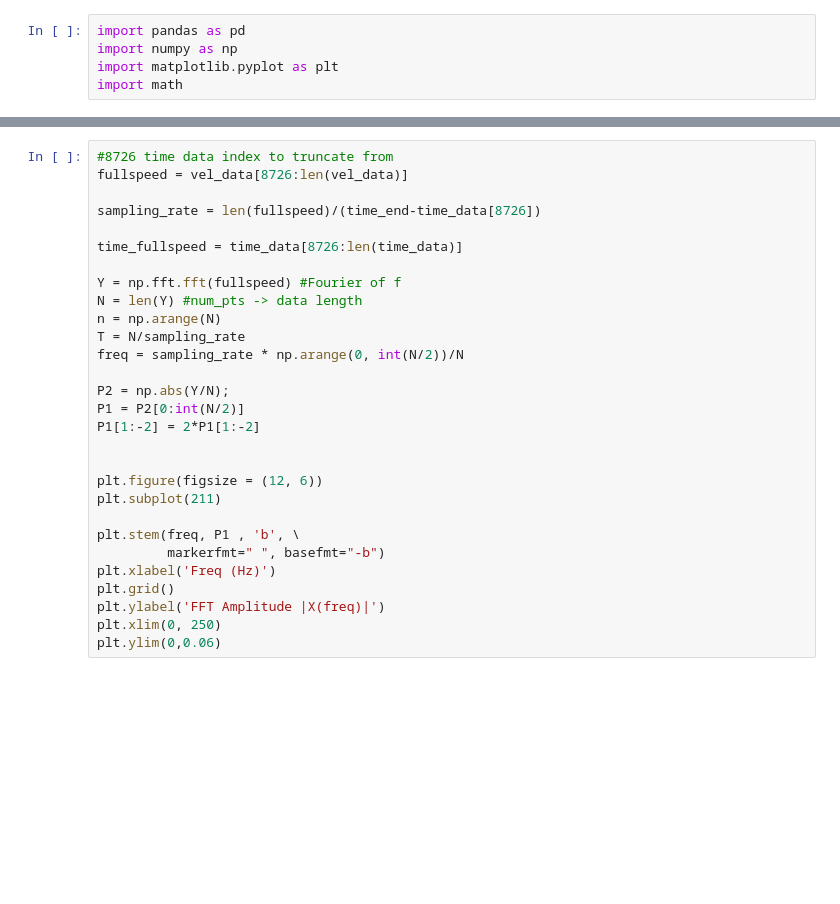
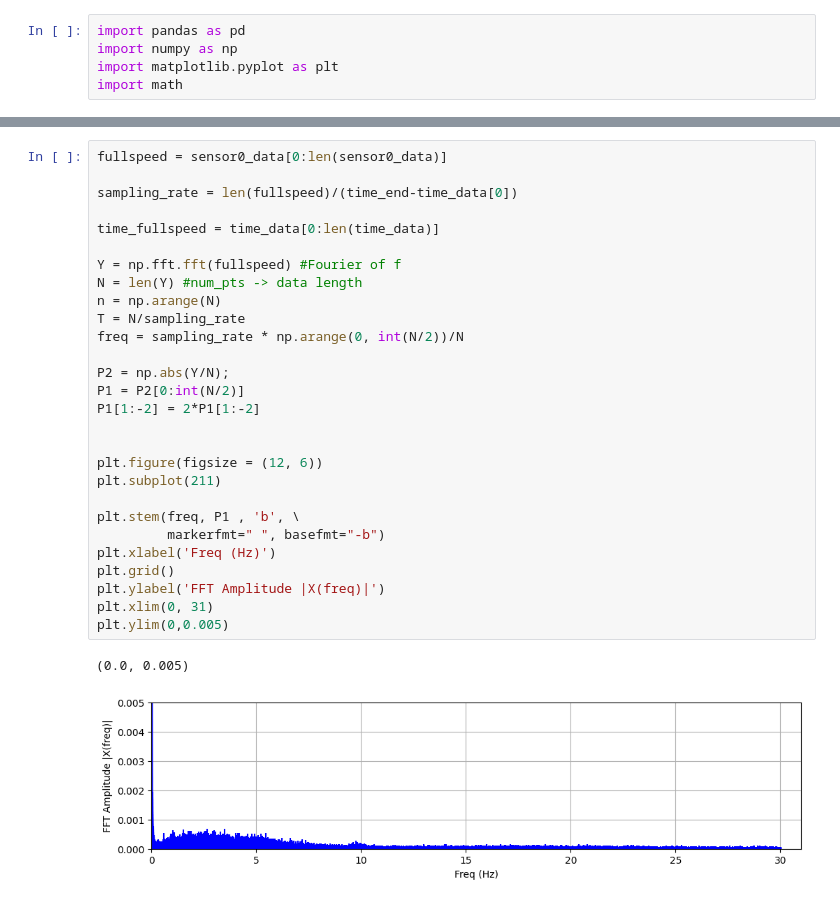
Before and after one commit to MKerner3/Pitot-Tube, a Jupyter notebook: post_processor.ipynb, the cells around one changed output, grey strips where cells are left out. Drawn from its saved outputs; the diff is of its cells as text; blank space fills up the shorter version.

```diff
--- a/post_processor.ipynb
+++ b/post_processor.ipynb
@@ -56,30 +36,32 @@ plt.show()
 # %%
-#8726 time data index to truncate from
-fullspeed = vel_data[8726:len(vel_data)]
+fullspeed = sensor0_data[0:len(sensor0_data)]
 
-sampling_rate = len(fullspeed)/(time_end-time_data[8726])
+sampling_rate = len(fullspeed)/(time_end-time_data[0])
 
-time_fullspeed = time_data[8726:len(time_data)]
+time_fullspeed = time_data[0:len(time_data)]
 
 Y = np.fft.fft(fullspeed) #Fourier of f
 N = len(Y) #num_pts -> data length
 n = np.arange(N)
 T = N/sampling_rate
 freq = sampling_rate * np.arange(0, int(N/2))/N
 
 P2 = np.abs(Y/N);
 P1 = P2[0:int(N/2)]
 P1[1:-2] = 2*P1[1:-2]
 
 
 plt.figure(figsize = (12, 6))
 plt.subplot(211)
 
 plt.stem(freq, P1 , 'b', \
          markerfmt=" ", basefmt="-b")
 plt.xlabel('Freq (Hz)')
 plt.grid()
 plt.ylabel('FFT Amplitude |X(freq)|')
-plt.xlim(0, 250)
-plt.ylim(0,0.06)
+plt.xlim(0, 31)
+plt.ylim(0,0.005)
+# %% [output]
+(0.0, 0.005)
+[figure, added]
 # %%
```
Also changed, not shown: parts of 2 cells of this notebook, 2 other files.
